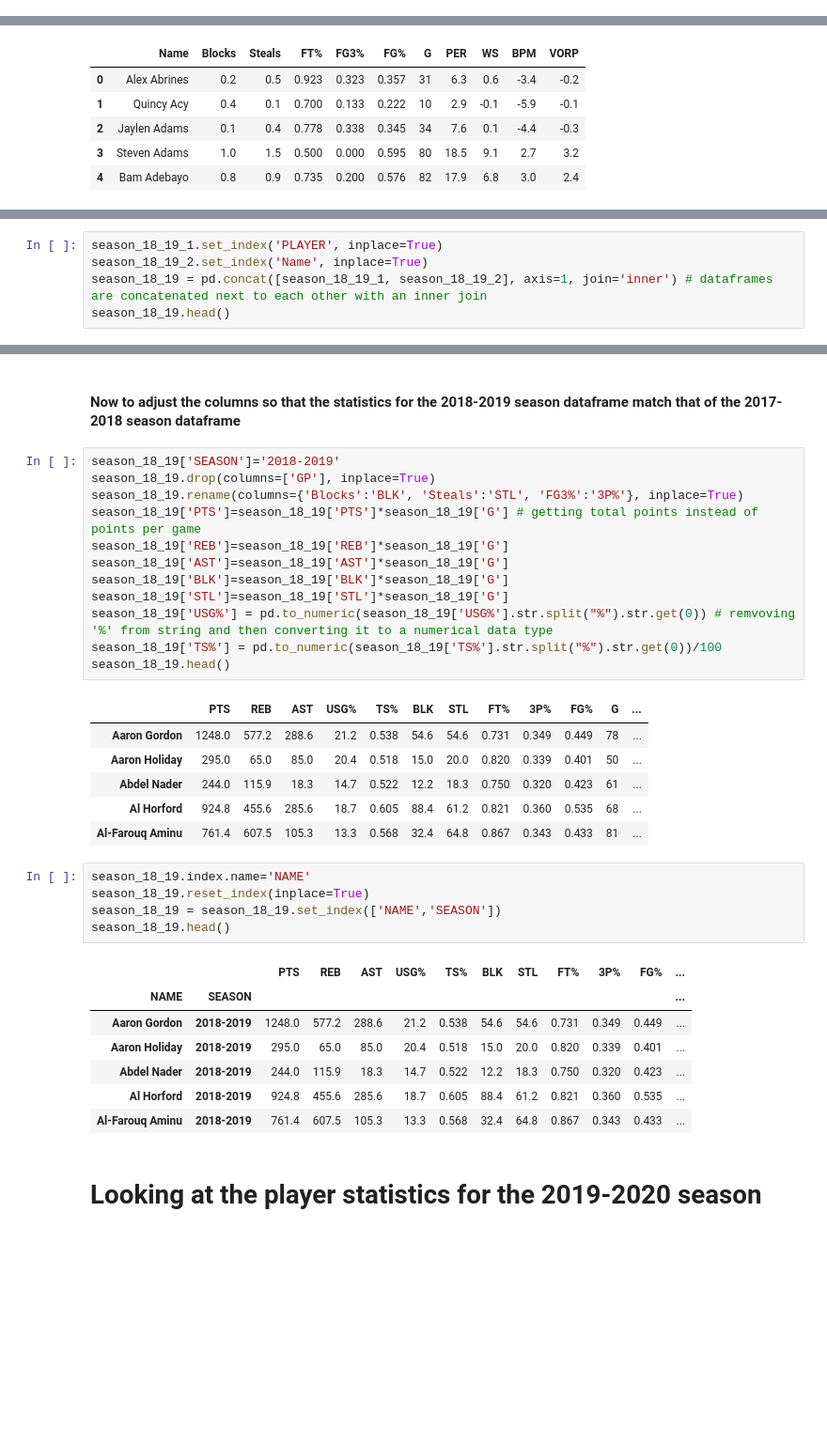
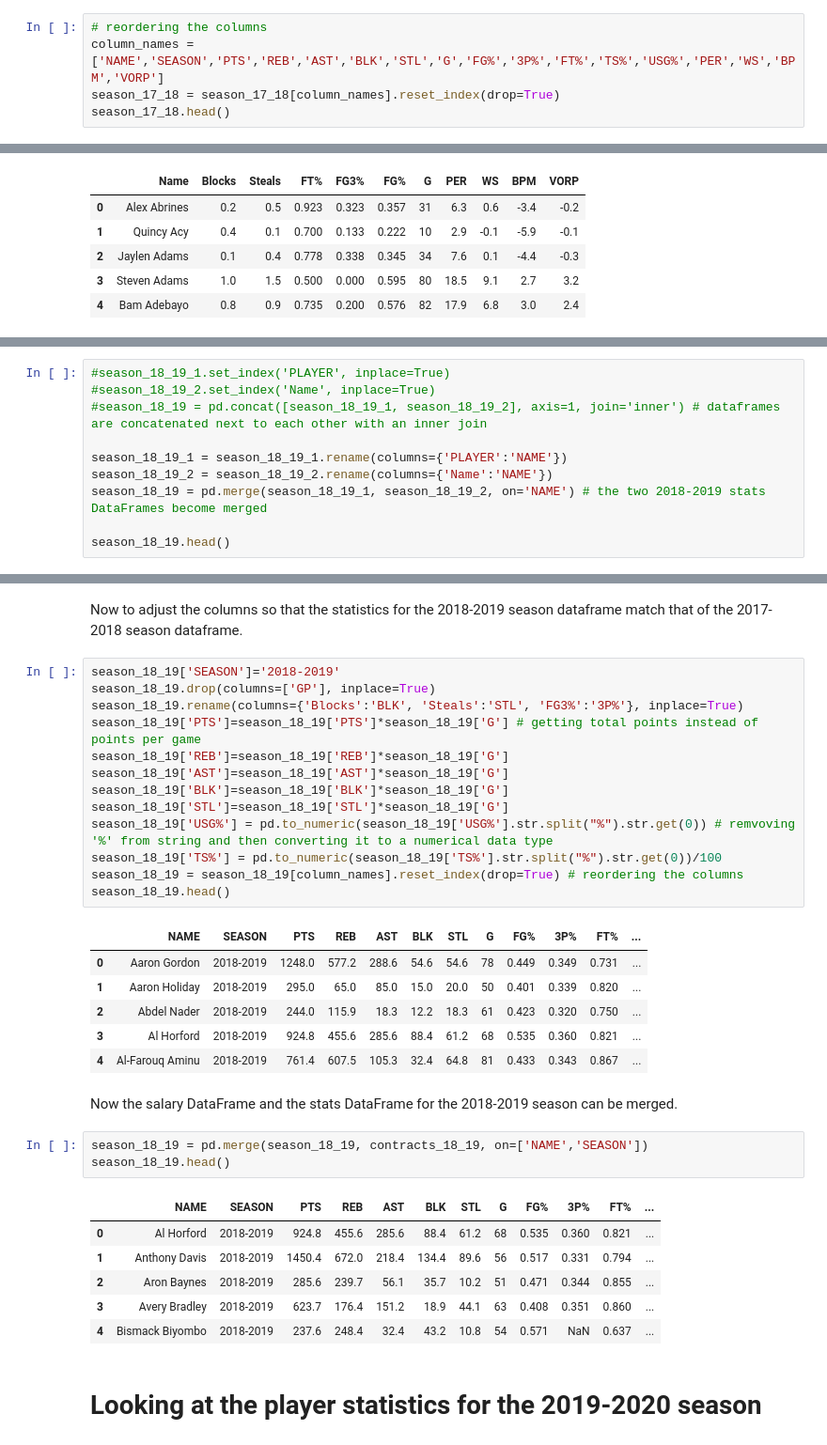
Before and after one commit to Marcial-Medina/Capstone-2---NBA-contracts, a Jupyter notebook: Notebooks/Capstone 2 - Data Wrangling.ipynb, the cells around one changed output, grey strips where cells are left out. Shown at 94% size. Saved outputs shown, nothing was run; the diff lists cells and outputs as text; blank space fills up the shorter version.

```diff
--- a/Notebooks/Capstone 2 - Data Wrangling.ipynb
+++ b/Notebooks/Capstone 2 - Data Wrangling.ipynb
@@ -362,0 +345,5 @@ season_17_18.head()
+# %%
+# reordering the columns
+column_names = ['NAME','SEASON','PTS','REB','AST','BLK','STL','G','FG%','3P%','FT%','TS%','USG%','PER','WS','BPM','VORP']
+season_17_18 = season_17_18[column_names].reset_index(drop=True)
+season_17_18.head()
@@ -458,6 +451,11 @@ Name: Name, dtype: object
 # %%
-season_18_19_1.set_index('PLAYER', inplace=True)
-season_18_19_2.set_index('Name', inplace=True)
-season_18_19 = pd.concat([season_18_19_1, season_18_19_2], axis=1, join='inner') # dataframes are concatenated next to each other with an inner join
+#season_18_19_1.set_index('PLAYER', inplace=True)
+#season_18_19_2.set_index('Name', inplace=True)
+#season_18_19 = pd.concat([season_18_19_1, season_18_19_2], axis=1, join='inner') # dataframes are concatenated next to each other with an inner join
+
+season_18_19_1 = season_18_19_1.rename(columns={'PLAYER':'NAME'})
+season_18_19_2 = season_18_19_2.rename(columns={'Name':'NAME'})
+season_18_19 = pd.merge(season_18_19_1, season_18_19_2, on='NAME') # the two 2018-2019 stats DataFrames become merged
+
 season_18_19.head()
 # %% [output]
@@ -470,5 +468,5 @@ season_18_19.head()
 # %% [markdown]
-#### Now to adjust the columns so that the statistics for the 2018-2019 season dataframe match that of the 2017-2018 season dataframe
+Now to adjust the columns so that the statistics for the 2018-2019 season dataframe match that of the 2017-2018 season dataframe.
 # %%
 season_18_19['SEASON']='2018-2019'
 season_18_19.drop(columns=['GP'], inplace=True)
@@ -480,27 +478,27 @@ season_18_19['BLK']=season_18_19['BLK']*season_18_19['G']
 season_18_19['STL']=season_18_19['STL']*season_18_19['G']
 season_18_19['USG%'] = pd.to_numeric(season_18_19['USG%'].str.split("%").str.get(0)) # remvoving '%' from string and then converting it to a numerical data type
 season_18_19['TS%'] = pd.to_numeric(season_18_19['TS%'].str.split("%").str.get(0))/100
+season_18_19 = season_18_19[column_names].reset_index(drop=True) # reordering the columns
 season_18_19.head()
 # %% [output]
-|  | PTS | REB | AST | USG% | TS% | BLK | STL | FT% | 3P% | FG% | G | ... |
-| Aaron Gordon | 1248.0 | 577.2 | 288.6 | 21.2 | 0.538 | 54.6 | 54.6 | 0.731 | 0.349 | 0.449 | 78 | ... |
-| Aaron Holiday | 295.0 | 65.0 | 85.0 | 20.4 | 0.518 | 15.0 | 20.0 | 0.820 | 0.339 | 0.401 | 50 | ... |
-| Abdel Nader | 244.0 | 115.9 | 18.3 | 14.7 | 0.522 | 12.2 | 18.3 | 0.750 | 0.320 | 0.423 | 61 | ... |
-| Al Horford | 924.8 | 455.6 | 285.6 | 18.7 | 0.605 | 88.4 | 61.2 | 0.821 | 0.360 | 0.535 | 68 | ... |
-| Al-Farouq Aminu | 761.4 | 607.5 | 105.3 | 13.3 | 0.568 | 32.4 | 64.8 | 0.867 | 0.343 | 0.433 | 81 | ... |
+|  | NAME | SEASON | PTS | REB | AST | BLK | STL | G | FG% | 3P% | FT% | ... |
+| 0 | Aaron Gordon | 2018-2019 | 1248.0 | 577.2 | 288.6 | 54.6 | 54.6 | 78 | 0.449 | 0.349 | 0.731 | ... |
+| 1 | Aaron Holiday | 2018-2019 | 295.0 | 65.0 | 85.0 | 15.0 | 20.0 | 50 | 0.401 | 0.339 | 0.820 | ... |
+| 2 | Abdel Nader | 2018-2019 | 244.0 | 115.9 | 18.3 | 12.2 | 18.3 | 61 | 0.423 | 0.320 | 0.750 | ... |
+| 3 | Al Horford | 2018-2019 | 924.8 | 455.6 | 285.6 | 88.4 | 61.2 | 68 | 0.535 | 0.360 | 0.821 | ... |
+| 4 | Al-Farouq Aminu | 2018-2019 | 761.4 | 607.5 | 105.3 | 32.4 | 64.8 | 81 | 0.433 | 0.343 | 0.867 | ... |
+# %% [markdown]
+Now the salary DataFrame and the stats DataFrame for the 2018-2019 season can be merged.
 # %%
-season_18_19.index.name='NAME'
-season_18_19.reset_index(inplace=True)
-season_18_19 = season_18_19.set_index(['NAME','SEASON'])
+season_18_19 = pd.merge(season_18_19, contracts_18_19, on=['NAME','SEASON'])
 season_18_19.head()
 # %% [output]
-|  |  | PTS | REB | AST | USG% | TS% | BLK | STL | FT% | 3P% | FG% | ... |
-| NAME | SEASON |  |  |  |  |  |  |  |  |  |  | ... |
-| Aaron Gordon | 2018-2019 | 1248.0 | 577.2 | 288.6 | 21.2 | 0.538 | 54.6 | 54.6 | 0.731 | 0.349 | 0.449 | ... |
-| Aaron Holiday | 2018-2019 | 295.0 | 65.0 | 85.0 | 20.4 | 0.518 | 15.0 | 20.0 | 0.820 | 0.339 | 0.401 | ... |
-| Abdel Nader | 2018-2019 | 244.0 | 115.9 | 18.3 | 14.7 | 0.522 | 12.2 | 18.3 | 0.750 | 0.320 | 0.423 | ... |
-| Al Horford | 2018-2019 | 924.8 | 455.6 | 285.6 | 18.7 | 0.605 | 88.4 | 61.2 | 0.821 | 0.360 | 0.535 | ... |
-| Al-Farouq Aminu | 2018-2019 | 761.4 | 607.5 | 105.3 | 13.3 | 0.568 | 32.4 | 64.8 | 0.867 | 0.343 | 0.433 | ... |
+|  | NAME | SEASON | PTS | REB | AST | BLK | STL | G | FG% | 3P% | FT% | ... |
+| 0 | Al Horford | 2018-2019 | 924.8 | 455.6 | 285.6 | 88.4 | 61.2 | 68 | 0.535 | 0.360 | 0.821 | ... |
+| 1 | Anthony Davis | 2018-2019 | 1450.4 | 672.0 | 218.4 | 134.4 | 89.6 | 56 | 0.517 | 0.331 | 0.794 | ... |
+| 2 | Aron Baynes | 2018-2019 | 285.6 | 239.7 | 56.1 | 35.7 | 10.2 | 51 | 0.471 | 0.344 | 0.855 | ... |
+| 3 | Avery Bradley | 2018-2019 | 623.7 | 176.4 | 151.2 | 18.9 | 44.1 | 63 | 0.408 | 0.351 | 0.860 | ... |
+| 4 | Bismack Biyombo | 2018-2019 | 237.6 | 248.4 | 32.4 | 43.2 | 10.8 | 54 | 0.571 | NaN | 0.637 | ... |
 # %% [markdown]
 # Looking at the player statistics for the 2019-2020 season
 # %%
```
Also changed, not shown: parts of 47 cells of this notebook, 5 other files.
